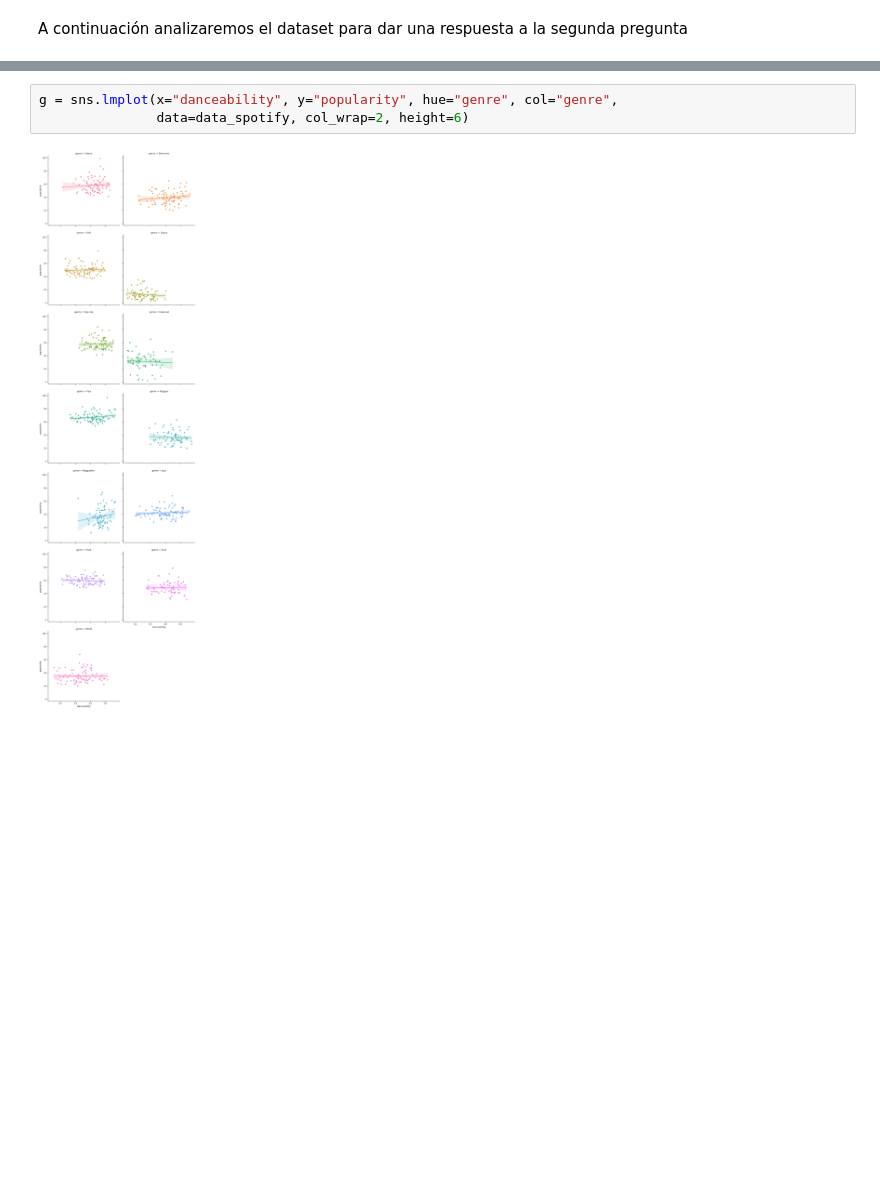
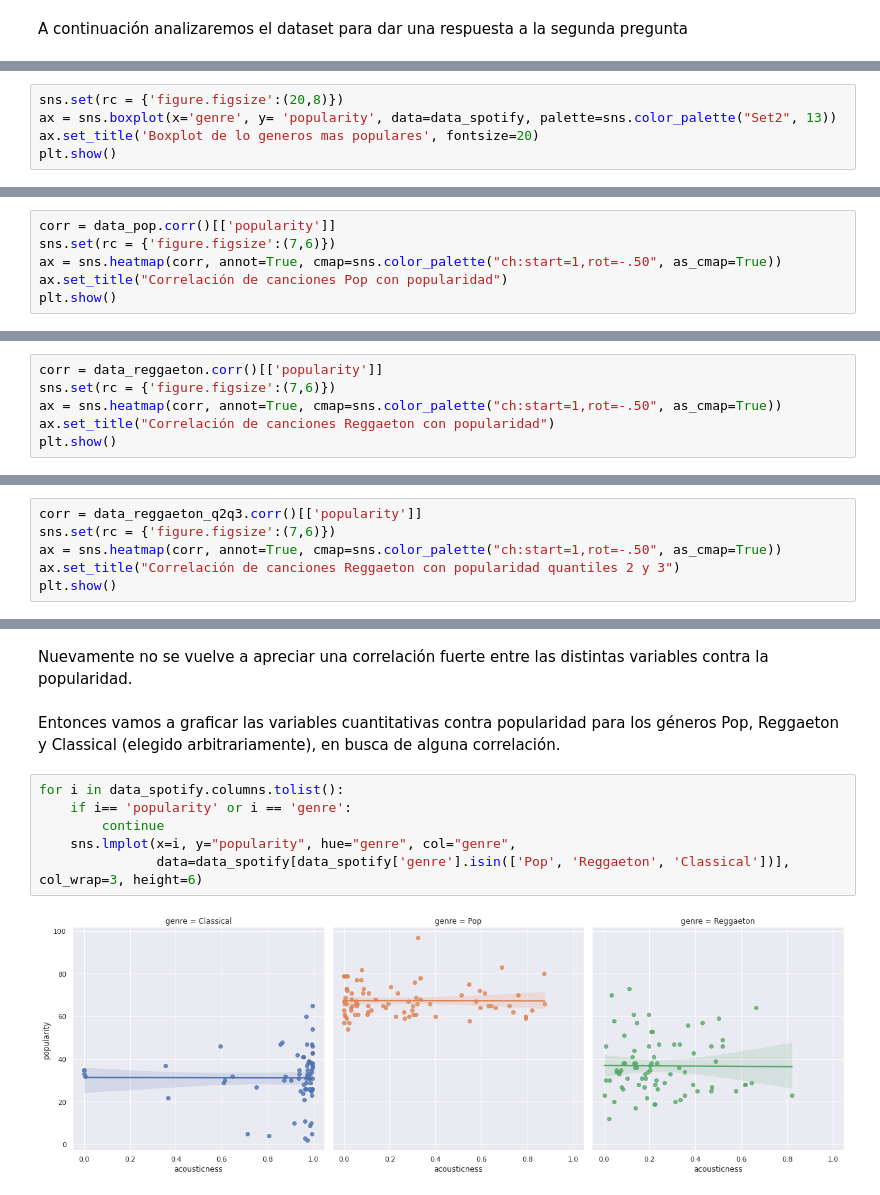
Before and after one commit to 1gnacio/orgadatos-kaggle-tp1, a Jupyter notebook: notebook707f668b56.ipynb, the cells around one changed output, grey strips where cells are left out. Cells and saved outputs as stored; diff of their text form; blank space fills up the shorter version.

```diff
--- a/notebook707f668b56.ipynb
+++ b/notebook707f668b56.ipynb
@@ -790,0 +813,5 @@ sns.scatterplot(data=data_spotify, x="danceability", y="popularity", hue="genre"
+# %%
+sns.set(rc = {'figure.figsize':(20,8)})
+ax = sns.boxplot(x='genre', y= 'popularity', data=data_spotify, palette=sns.color_palette("Set2", 13))
+ax.set_title('Boxplot de lo generos mas populares', fontsize=20)
+plt.show()
@@ -790,0 +844,6 @@ sns.scatterplot(data=data_spotify, x="danceability", y="popularity", hue="genre"
+# %%
+corr = data_pop.corr()[['popularity']]
+sns.set(rc = {'figure.figsize':(7,6)})
+ax = sns.heatmap(corr, annot=True, cmap=sns.color_palette("ch:start=1,rot=-.50", as_cmap=True))
+ax.set_title("Correlación de canciones Pop con popularidad")
+plt.show()
@@ -790,0 +901,6 @@ sns.scatterplot(data=data_spotify, x="danceability", y="popularity", hue="genre"
+# %%
+corr = data_reggaeton.corr()[['popularity']]
+sns.set(rc = {'figure.figsize':(7,6)})
+ax = sns.heatmap(corr, annot=True, cmap=sns.color_palette("ch:start=1,rot=-.50", as_cmap=True))
+ax.set_title("Correlación de canciones Reggaeton con popularidad")
+plt.show()
@@ -790,0 +915,6 @@ sns.scatterplot(data=data_spotify, x="danceability", y="popularity", hue="genre"
+# %%
+corr = data_reggaeton_q2q3.corr()[['popularity']]
+sns.set(rc = {'figure.figsize':(7,6)})
+ax = sns.heatmap(corr, annot=True, cmap=sns.color_palette("ch:start=1,rot=-.50", as_cmap=True))
+ax.set_title("Correlación de canciones Reggaeton con popularidad quantiles 2 y 3")
+plt.show()
@@ -791,5 +923,12 @@ sns.scatterplot(data=data_spotify, x="danceability", y="popularity", hue="genre"
+# %% [markdown]
+Nuevamente no se vuelve a apreciar una correlación fuerte entre las distintas variables contra la popularidad.
+# %% [markdown]
+Entonces vamos a graficar las variables cuantitativas contra popularidad para los géneros Pop, Reggaeton y Classical (elegido arbitrariamente), en busca de alguna correlación.
 # %%
-g = sns.lmplot(x="danceability", y="popularity", hue="genre", col="genre",
-               data=data_spotify, col_wrap=2, height=6)
+for i in data_spotify.columns.tolist():
+    if i== 'popularity' or i == 'genre':
+        continue
+    sns.lmplot(x=i, y="popularity", hue="genre", col="genre",
+               data=data_spotify[data_spotify['genre'].isin(['Pop', 'Reggaeton', 'Classical'])], col_wrap=3, height=6)
 # %% [output]
-[figure, old version]
+[figure, new version]
```
Also changed, not shown: parts of 61 cells of this notebook.
